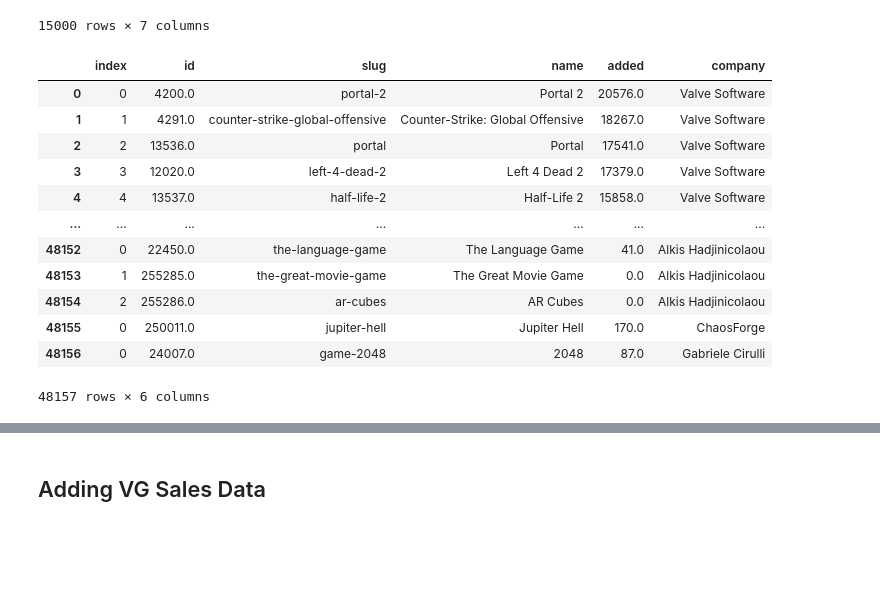
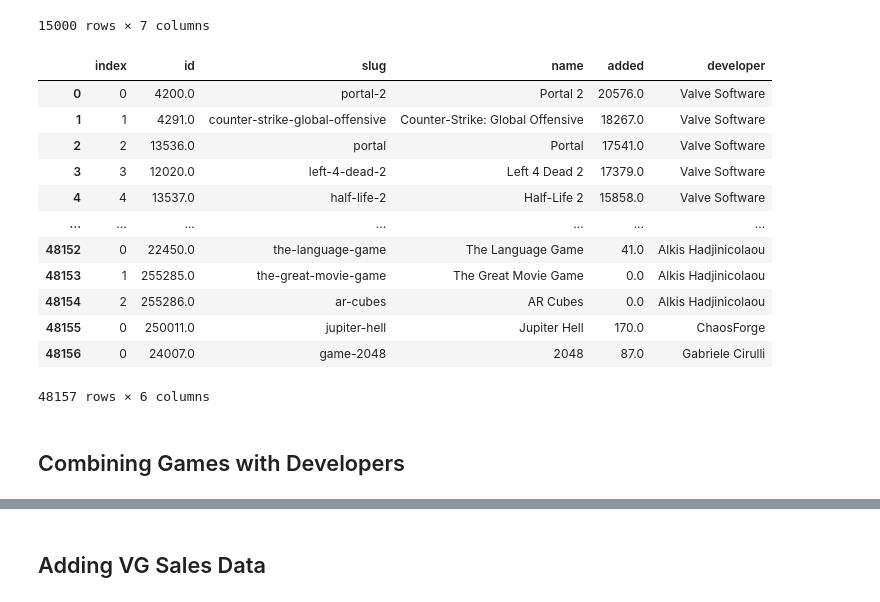
Before and after one commit to GetGubbz/Video-Game-Capstone, a Jupyter notebook: notebooks/RAWG_Data_Exploration.ipynb, the cells around one changed output, grey strips where cells are left out. Drawn from its saved outputs; the diff is of its cells as text; code cells hidden in the pictures; blank space fills up the shorter version.

```diff
--- a/notebooks/RAWG_Data_Exploration.ipynb
+++ b/notebooks/RAWG_Data_Exploration.ipynb
@@ -9,6 +9,7 @@ import ast
 # %%
 games = pd.read_csv('../data/rawg_games_raw_data.csv')
 developers = pd.read_csv('../data/rawg_developer_raw_data.csv')
+tags = pd.read_csv('../data/rawg_gametags_raw_data.csv')
 # %% [markdown]
 ## Cleaning Games DF
 # %%
@@ -245,3 +212,8 @@ pd.json_normalize(games['tags'].iloc[0])
 | 16 | 62 | Moddable | moddable | eng | 1058 | https://media.rawg.io/media/games... |
 | 17 | 144 | Crime | crime | eng | 3122 | https://media.rawg.io/media/games... |
 | 18 | 62349 | vr mod | vr-mod | eng | 17 | https://media.rawg.io/media/scree... |
+# %%
+json_norm =  pd.json_normalize(games['tags'][0])
+plats = pd.DataFrame({x: (x in json_norm['name'].values) for x in json_norm['name'] if x in tag_list}, index=[0])
+print(f'index {i} complete')
+print(plats)
@@ -248,14 +230,15 @@ pd.json_normalize(games['tags'].iloc[0])
 # %%
-# tag_list = []
+rawg_tag_list = list(tags['name'][:50])
+tag_list = []
 
-# for i in range(len(games['tags'])):
-#     if len(games['tags'][i]) != 0:
-#         json_norm =  pd.json_normalize(games['tags'][i])
-#         plats = pd.DataFrame({x: (x in json_norm['name'].values) for x in json_norm['name'] if x != []}, index=[i])
-#         print(f'index {i} complete')
-#         store_list.append(plats)
-#     else:
-#         store_list.append(i)
-#         print(f'index {i} complete')
+for i in range(len(games['tags'])):
+    if len(games['tags'][i]) != 0:
+        json_norm =  pd.json_normalize(games['tags'][i])
+        plats = pd.DataFrame({x: (x in json_norm['name'].values) for x in json_norm['name'] if x != [] and x in rawg_tag_list}, index=[i])
+        print(f'index {i} complete')
+        store_list.append(plats)
+    else:
+        store_list.append(i)
+        print(f'index {i} complete')
 
-# tag_df = pd.concat(store_list)
+tag_df = pd.concat(store_list)
@@ -261,0 +247,14 @@ pd.json_normalize(games['tags'].iloc[0])
+# %%
+platform_list = []
+
+for i in range(len(games['platforms'])):
+    if len(games['platforms'][i]) != 0:
+        json_norm =  pd.json_normalize(games['platforms'][i])
+        plats = pd.DataFrame({x: (x in json_norm['platform.name'].values) for x in json_norm['platform.name'] if x != []}, index=[i])
+        print(f'index {i} complete')
+        platform_list.append(plats)
+    else:
+        store_list.append(i)
+        print(f'index {i} complete')
+
+platform_df = pd.concat(platform_list)
@@ -297,14 +372,14 @@ developers
 # %%
 l = []
 for i in range(len(developers)):
     df = pd.json_normalize(developers['games'][i])
-    df['company'] = developers['name'][i]
+    df['developer'] = developers['name'][i]
     l.append(df)
 
 developer_df = pd.concat(l).reset_index()
 developer_df
 # %% [output]
-|  | index | id | slug | name | added | company |
+|  | index | id | slug | name | added | developer |
 | 0 | 0 | 4200.0 | portal-2 | Portal 2 | 20576.0 | Valve Software |
 | 1 | 1 | 4291.0 | counter-strike-global-offensive | Counter-Strike: Global Offensive | 18267.0 | Valve Software |
 | 2 | 2 | 13536.0 | portal | Portal | 17541.0 | Valve Software |
@@ -317,3 +392,5 @@ developer_df
 | 48155 | 0 | 250011.0 | jupiter-hell | Jupiter Hell | 170.0 | ChaosForge |
 | 48156 | 0 | 24007.0 | game-2048 | 2048 | 87.0 | Gabriele Cirulli |
 48157 rows × 6 columns
+# %% [markdown]
+## Combining Games with Developers
```
Also changed, not shown: parts of 26 cells of this notebook.
